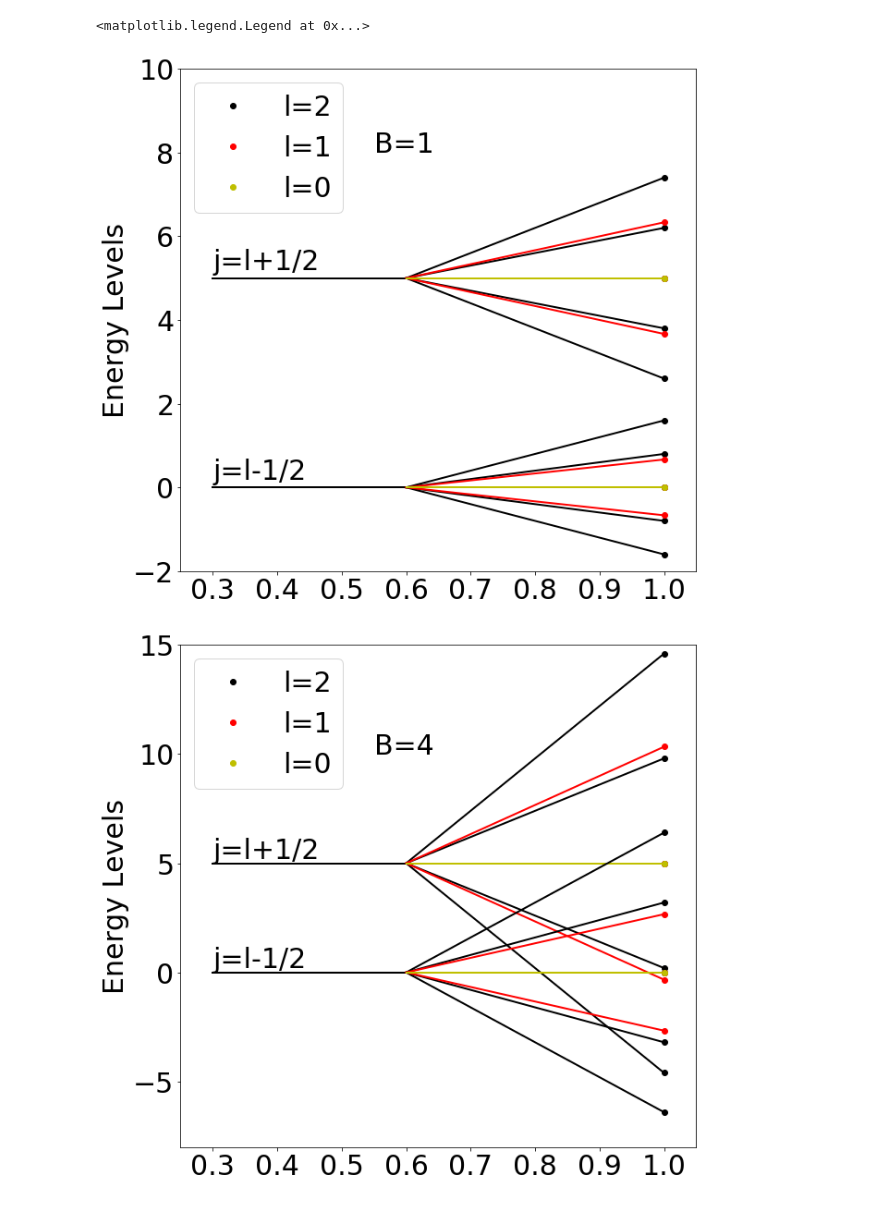
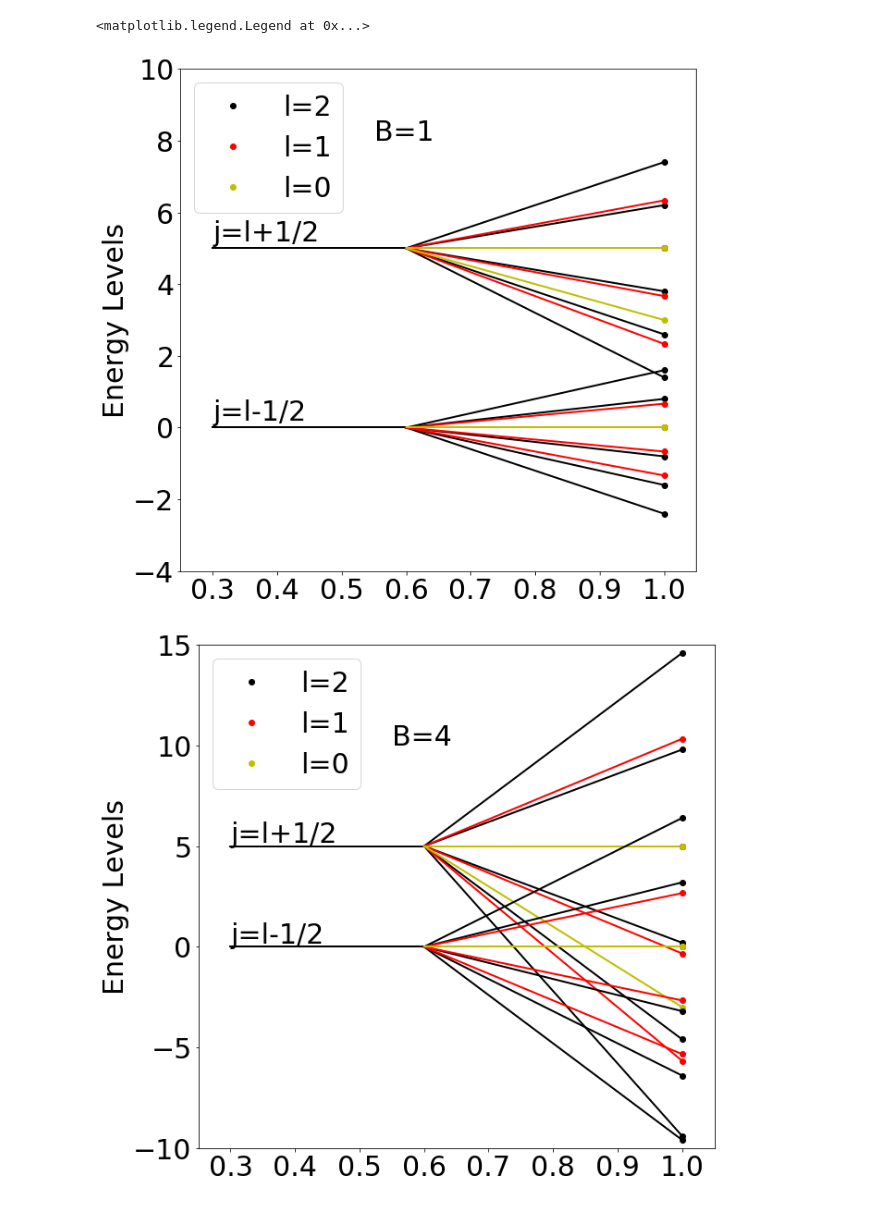
Before and after one commit to MSUPhysics482/project2-lightly-fried-fish-fillets, a Jupyter notebook: Python/Plotting Energy Levels 9APR17.ipynb, the cells around one changed output. Drawn from its saved outputs; the diff is of its cells as text; code cells hidden in the pictures.

```diff
--- a/Python/Plotting Energy Levels 9APR17.ipynb
+++ b/Python/Plotting Energy Levels 9APR17.ipynb
@@ -18,14 +18,14 @@ l=2
 l1=1
 l0=0
 # %%
-k=np.arange(0,2*l+1,1)
-kn=np.arange(0,2*l-1,1)
+k=np.arange(0,2*l+2,1)
+kn=np.arange(0,2*l,1)
 
-k1=np.arange(0,2*l1+1,1)
-kn1=np.arange(0,2*l1-1,1)
+k1=np.arange(0,2*l1+2,1)
+kn1=np.arange(0,2*l1,1)
 
-k0=np.arange(0,2*l0+1,1)
-kn0=np.arange(0,2*l0-1,1)
+k0=np.arange(0,2*l0+2,1)
+kn0=np.arange(0,2*l0,1)
 # %%
 E0=x0
 
@@ -70,12 +70,15 @@ plt.plot(x,Ej[1]+y,'ko')
 plt.plot(x,Ej[2]+y,'ko')
 plt.plot(x,Ej[3]+y,'ko')
 plt.plot(x,Ej[4]+y,'ko')
+plt.plot(x,Ej[5]+y,'ko')
 #l=1
 plt.plot(x,Ej1[0]+y,'ro',label="l=1")
 plt.plot(x,Ej1[1]+y,'ro')
 plt.plot(x,Ej1[2]+y,'ro')
+plt.plot(x,Ej1[3]+y,'ro')
 #l=0
 plt.plot(x,Ej0[0]+y,'yo',label="l=0")
+plt.plot(x,Ej0[1]+y,'yo')
 
 
 
@@ -86,6 +89,7 @@ plt.plot([0.6, 1], [y, Ej[1]+y], color='k', linestyle='-', linewidth=2)
 plt.plot([0.6, 1], [y, Ej[2]+y], color='k', linestyle='-', linewidth=2)
 plt.plot([0.6, 1], [y, Ej[3]+y], color='k', linestyle='-', linewidth=2)
 plt.plot([0.6, 1], [y, Ej[4]+y], color='k', linestyle='-', linewidth=2)
+plt.plot([0.6, 1], [y, Ej[5]+y], color='k', linestyle='-', linewidth=2)
 
 plt.text(0.3, y+0.2, 'j=l+1/2', fontsize=30)
 
@@ -96,8 +100,10 @@ plt.text(0.55, y+3, 'B=1', fontsize=30)
 plt.plot([0.6, 1], [y, Ej1[0]+y], color='r', linestyle='-', linewidth=2)
 plt.plot([0.6, 1], [y, Ej1[1]+y], color='r', linestyle='-', linewidth=2)
 plt.plot([0.6, 1], [y, Ej1[2]+y], color='r', linestyle='-', linewidth=2)
+plt.plot([0.6, 1], [y, Ej1[3]+y], color='r', linestyle='-', linewidth=2)
 
 plt.plot([0.6, 1], [y, Ej0[0]+y], color='y', linestyle='-', linewidth=2)
+plt.plot([0.6, 1], [y, Ej0[1]+y], color='y', linestyle='-', linewidth=2)
 
 plt.plot([0.3, 0.6], [0, 0], color='k', linestyle='-', linewidth=2)
 plt.plot([0.6, 1], [0, Ejn[0]], color='k', linestyle='-', linewidth=2)
@@ -105,12 +111,15 @@ plt.plot([0.6, 1], [0, Ejn[1]], color='k', linestyle='-', linewidth=2)
 plt.plot([0.6, 1], [0, Ejn[2]], color='k', linestyle='-', linewidth=2)
 plt.plot([0.6, 1], [0, Ejn[3]], color='k', linestyle='-', linewidth=2)
 plt.plot([0.6, 1], [0, Ejn[4]], color='k', linestyle='-', linewidth=2)
+plt.plot([0.6, 1], [0, Ejn[5]], color='k', linestyle='-', linewidth=2)
 
 plt.plot([0.6, 1], [0, Ejn1[0]], color='r', linestyle='-', linewidth=2)
 plt.plot([0.6, 1], [0, Ejn1[1]], color='r', linestyle='-', linewidth=2)
 plt.plot([0.6, 1], [0, Ejn1[2]], color='r', linestyle='-', linewidth=2)
+plt.plot([0.6, 1], [0, Ejn1[3]], color='r', linestyle='-', linewidth=2)
 
 plt.plot([0.6, 1], [0, Ejn0[0]], color='y', linestyle='-', linewidth=2)
+plt.plot([0.6, 1], [0, Ejn0[1]], color='y', linestyle='-', linewidth=2)
 
 
 #j=l-1/2 State Splitting
@@ -120,17 +129,20 @@ plt.plot(x,Ejn[1],'ko')
 plt.plot(x,Ejn[2],'ko')
 plt.plot(x,Ejn[3],'ko')
 plt.plot(x,Ejn[4],'ko')
+plt.plot(x,Ejn[5],'ko')
 #l=1
 plt.plot(x,Ejn1[0],'ro')
 plt.plot(x,Ejn1[1],'ro')
 plt.plot(x,Ejn1[2],'ro')
+plt.plot(x,Ejn1[3],'ro')
 #l=0
 plt.plot(x,Ejn0[0],'yo')
+plt.plot(x,Ejn0[1],'yo')
 
 
 plt.xticks(fontsize=30)
 plt.yticks(fontsize=30)
-plt.axis([0.25,1.05, -2, 10],fontsize=30)
+plt.axis([0.25,1.05, -4, 10],fontsize=30)
 plt.ylabel('Energy Levels',fontsize=30)
 plt.legend(fontsize=30)
 
@@ -156,12 +168,15 @@ plt.plot(x,EjB[1]+y,'ko')
 plt.plot(x,EjB[2]+y,'ko')
 plt.plot(x,EjB[3]+y,'ko')
 plt.plot(x,EjB[4]+y,'ko')
+plt.plot(x,EjB[5]+y,'ko')
 #l=1
 plt.plot(x,Ej1B[0]+y,'ro',label="l=1")
 plt.plot(x,Ej1B[1]+y,'ro')
 plt.plot(x,Ej1B[2]+y,'ro')
+plt.plot(x,Ej1B[3]+y,'ro')
 #l=0
 plt.plot(x,Ej0B[0]+y,'yo',label="l=0")
+plt.plot(x,Ej0B[1]+y,'yo')
 
 
 
@@ -172,6 +187,7 @@ plt.plot([0.6, 1], [y, EjB[1]+y], color='k', linestyle='-', linewidth=2)
 plt.plot([0.6, 1], [y, EjB[2]+y], color='k', linestyle='-', linewidth=2)
 plt.plot([0.6, 1], [y, EjB[3]+y], color='k', linestyle='-', linewidth=2)
 plt.plot([0.6, 1], [y, EjB[4]+y], color='k', linestyle='-', linewidth=2)
+plt.plot([0.6, 1], [y, EjB[5]+y], color='k', linestyle='-', linewidth=2)
 
 plt.text(0.3, y+0.2, 'j=l+1/2', fontsize=30)
 
@@ -182,8 +198,10 @@ plt.text(0.55, y+5, 'B=4', fontsize=30)
 plt.plot([0.6, 1], [y, Ej1B[0]+y], color='r', linestyle='-', linewidth=2)
 plt.plot([0.6, 1], [y, Ej1B[1]+y], color='r', linestyle='-', linewidth=2)
 plt.plot([0.6, 1], [y, Ej1B[2]+y], color='r', linestyle='-', linewidth=2)
+plt.plot([0.6, 1], [y, Ej1B[3]+y], color='r', linestyle='-', linewidth=2)
 
 plt.plot([0.6, 1], [y, Ej0B[0]+y], color='y', linestyle='-', linewidth=2)
+plt.plot([0.6, 1], [y, Ej0B[1]+y], color='y', linestyle='-', linewidth=2)
 
 plt.plot([0.3, 0.6], [0, 0], color='k', linestyle='-', linewidth=2)
 plt.plot([0.6, 1], [0, EjnB[0]], color='k', linestyle='-', linewidth=2)
@@ -191,34 +209,40 @@ plt.plot([0.6, 1], [0, EjnB[1]], color='k', linestyle='-', linewidth=2)
 plt.plot([0.6, 1], [0, EjnB[2]], color='k', linestyle='-', linewidth=2)
 plt.plot([0.6, 1], [0, EjnB[3]], color='k', linestyle='-', linewidth=2)
 plt.plot([0.6, 1], [0, EjnB[4]], color='k', linestyle='-', linewidth=2)
+plt.plot([0.6, 1], [0, EjnB[5]], color='k', linestyle='-', linewidth=2)
 
 plt.plot([0.6, 1], [0, Ejn1B[0]], color='r', linestyle='-', linewidth=2)
 plt.plot([0.6, 1], [0, Ejn1B[1]], color='r', linestyle='-', linewidth=2)
 plt.plot([0.6, 1], [0, Ejn1B[2]], color='r', linestyle='-', linewidth=2)
+plt.plot([0.6, 1], [0, Ejn1B[3]], color='r', linestyle='-', linewidth=2)
 
 plt.plot([0.6, 1], [0, Ejn0B[0]], color='y', linestyle='-', linewidth=2)
+plt.plot([0.6, 1], [0, Ejn0B[1]], color='y', linestyle='-', linewidth=2)
 
 
 #j=l-1/2 State Splitting
 #l=2
 plt.plot(x,EjnB[0],'ko')
 plt.plot(x,EjnB[1],'ko')
 plt.plot(x,EjnB[2],'ko')
 plt.plot(x,EjnB[3],'ko')
 plt.plot(x,EjnB[4],'ko')
+plt.plot(x,EjnB[5],'ko')
 #l=1
 plt.plot(x,Ejn1B[0],'ro')
 plt.plot(x,Ejn1B[1],'ro')
 plt.plot(x,Ejn1B[2],'ro')
+plt.plot(x,Ejn1B[3],'ro')
 #l=0
 plt.plot(x,Ejn0B[0],'yo')
+plt.plot(x,Ejn0B[1],'yo')
 
 plt.xticks(fontsize=30)
 plt.yticks(fontsize=30)
-plt.axis([0.25,1.05, -8, 15],fontsize=30)
+plt.axis([0.25,1.05, -10, 15],fontsize=30)
 plt.ylabel('Energy Levels',fontsize=30)
 plt.legend(fontsize=30)
 # %% [output]
 <matplotlib.legend.Legend at 0x...>
-[figure, old version]
+[figure, new version]
-[figure, old version]
+[figure, new version]
```
Also changed, not shown: parts of 1 cell of this notebook, 2 other files.
